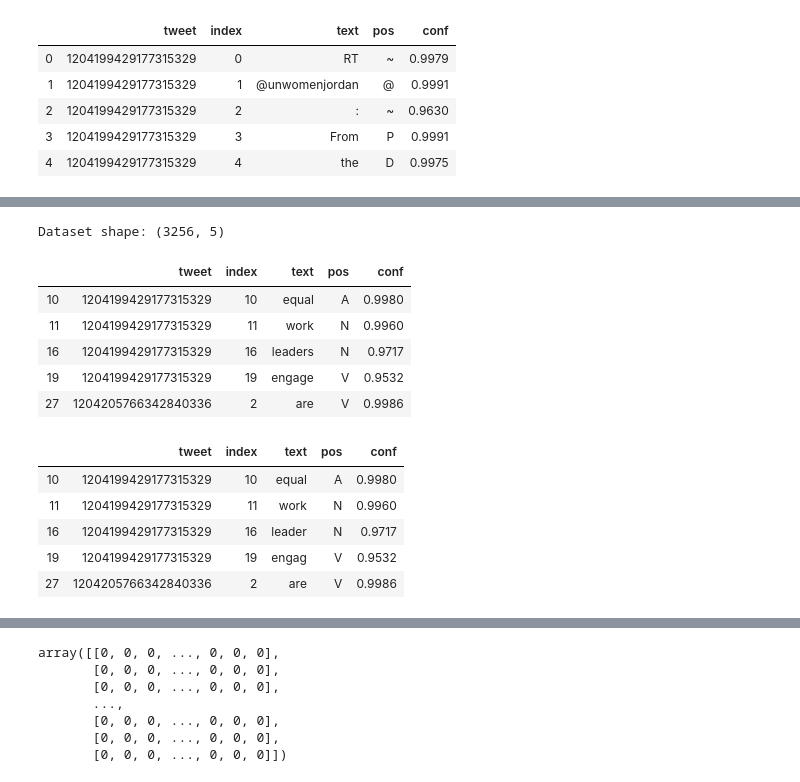
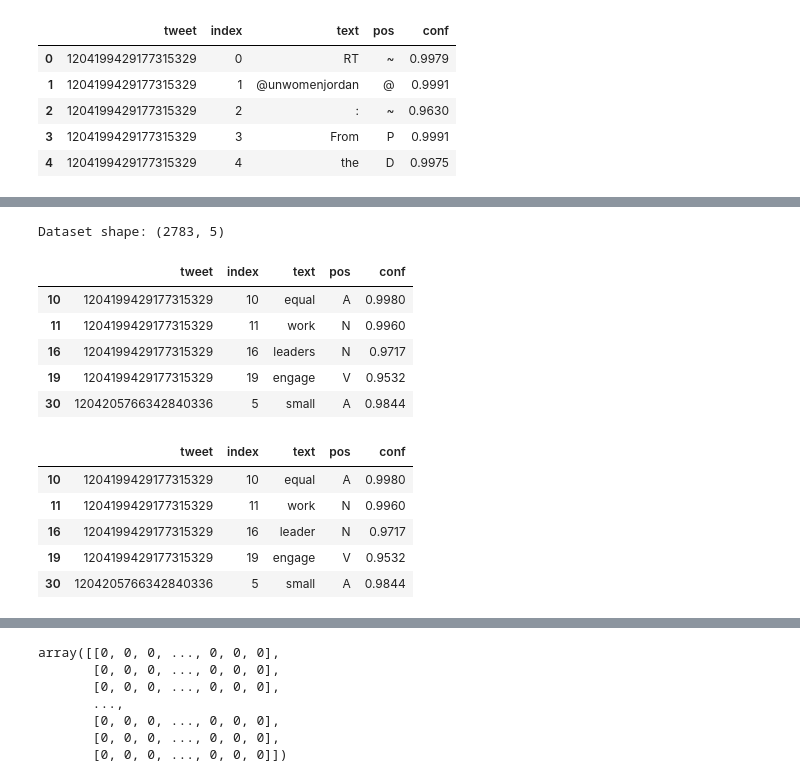
Before and after one commit to damiclem/feminism_network, a Jupyter notebook: adjacency_matrix.ipynb, the cells around one changed output, grey strips where cells are left out. Saved outputs shown, nothing was run; the diff lists cells and outputs as text; code cells hidden in the pictures.

```diff
--- a/adjacency_matrix.ipynb
+++ b/adjacency_matrix.ipynb
@@ -52,6 +75,11 @@ words = words[words.pos.isin(['V', 'A', 'N'])]
 # Get only words with acceptable confidence (over 0.925)
 words = words[words.conf > 0.925]
 
+# Define stopwords list - download the stopword corpus first: nltk.download("stopwords")
+stopword = stopwords.words('english')
+# Discard stop words
+words = words.loc[~words.text.isin(stopword),:]
+
 # Show dataset shape
 print('Dataset shape: {:s}'.format(str(words.shape)), end='\n')
 
@@ -59,34 +87,42 @@ print('Dataset shape: {:s}'.format(str(words.shape)), end='\n')
 words.sort_values(by=['tweet', 'index'], inplace=True)
 words.head()
 # %% [output]
-Dataset shape: (3256, 5)
+Dataset shape: (2783, 5)
 |  | tweet | index | text | pos | conf |
 | 10 | 1204199429177315329 | 10 | equal | A | 0.9980 |
 | 11 | 1204199429177315329 | 11 | work | N | 0.9960 |
 | 16 | 1204199429177315329 | 16 | leaders | N | 0.9717 |
 | 19 | 1204199429177315329 | 19 | engage | V | 0.9532 |
-| 27 | 1204205766342840336 | 2 | are | V | 0.9986 |
+| 30 | 1204205766342840336 | 5 | small | A | 0.9844 |
 # %%
 # Define Porter stemmer
 stemmer = nltk.stem.PorterStemmer()
+# Define Lemmatizer - download the wordnet first: nltk.download('wordnet')
+lemmatizer = WordNetLemmatizer()
+# Define Speller
+spell = Speller(lang='en')
 
 # Define post processing function
 def post_process(word):
     """
     Post processing function, to be applied after words tokenization and POS tagging
-    It lowers and stems a given word
+    It lowers, stems, lemmatize and corrects spelling of a given word
     """
+    word, pos = word.values
     word = word.lower()
+    word = re.sub('#','',word)
     word = stemmer.stem(word)
+    word = lemmatizer.lemmatize(word, pos = pos.lower())
+    word = spell(word)
     return word
 # %%
 # Post process words in dataset
-words.text = words.text.map(post_process)
+words.text = words.loc[:,('text','pos')].apply(post_process, axis = 1)
 words.head()
 # %% [output]
 |  | tweet | index | text | pos | conf |
 | 10 | 1204199429177315329 | 10 | equal | A | 0.9980 |
 | 11 | 1204199429177315329 | 11 | work | N | 0.9960 |
 | 16 | 1204199429177315329 | 16 | leader | N | 0.9717 |
-| 19 | 1204199429177315329 | 19 | engag | V | 0.9532 |
-| 27 | 1204205766342840336 | 2 | are | V | 0.9986 |
+| 19 | 1204199429177315329 | 19 | engage | V | 0.9532 |
+| 30 | 1204205766342840336 | 5 | small | A | 0.9844 |
```
Also changed, not shown: parts of 17 cells of this notebook.
